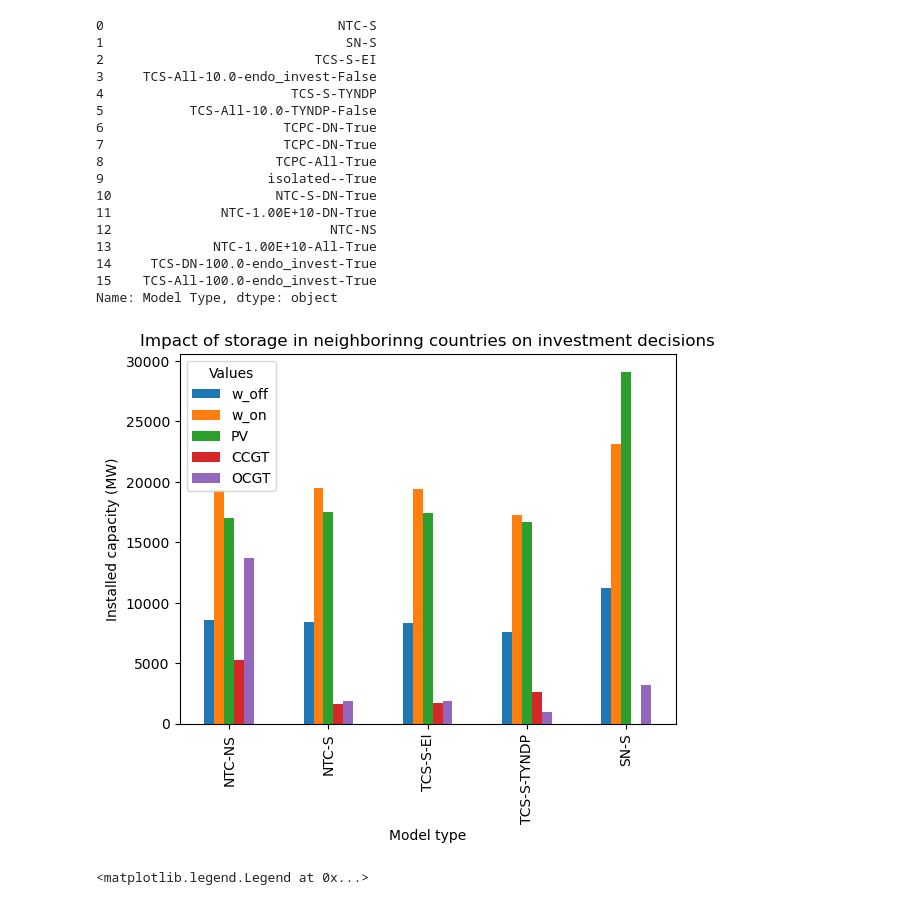
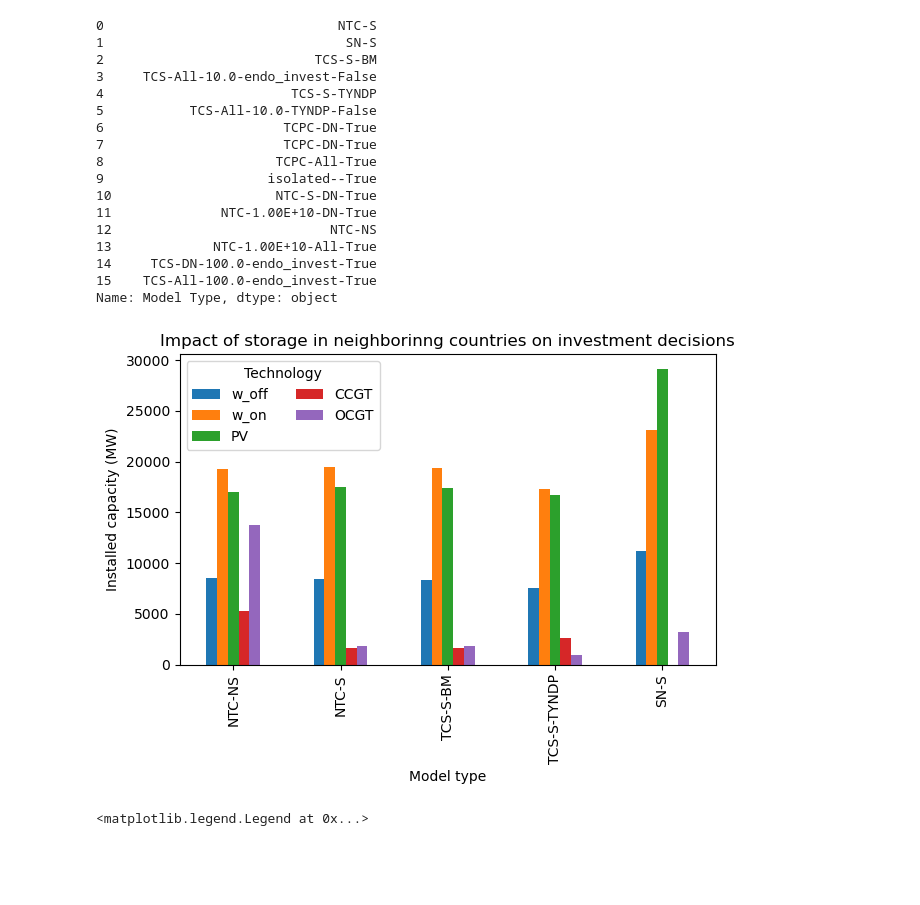
Before and after one commit to KristofPhillips95/ImportExport, a Jupyter notebook: analysis_scripts/Storage.ipynb, the cells around one changed output. Drawn from its saved outputs; the diff is of its cells as text; code cells hidden in the pictures; blank space fills up the shorter version.

Commit message:
Update analysis scripts

```diff
--- a/analysis_scripts/Storage.ipynb
+++ b/analysis_scripts/Storage.ipynb
@@ -94,7 +94,7 @@ df_results['name'] = df_results.apply(create_model_type_name, args=(columns_to_j
 name_map = {
     "NTC-S-All-True":"NTC-NS",
     "NTC-S-All-False":"NTC-S",
-    "TCS-All-100.0-endo_invest-False":"TCS-S-EI",
+    "TCS-All-100.0-endo_invest-False":"TCS-S-BM",
     "TCS-All-100.0-TYNDP-False":"TCS-S-TYNDP",
     "NTC-1.00E+10-All-False": "SN-S",
 }
@@ -104,7 +104,7 @@ df_results["Model Type"]
 # %% [output]
 0                              NTC-S
 1                               SN-S
-2                           TCS-S-EI
+2                           TCS-S-BM
 3     TCS-All-10.0-endo_invest-False
 4                        TCS-S-TYNDP
 5           TCS-All-10.0-TYNDP-False
@@ -122,31 +122,33 @@ Name: Model Type, dtype: object
 # %%
 ## Plot installed capacities
 
 # Define the types to include and order in which you want the types to appear
-type_order = ["NTC-NS","NTC-S","TCS-S-EI","TCS-S-TYNDP","SN-S"]
+type_order = ["NTC-NS","NTC-S","TCS-S-BM","TCS-S-TYNDP","SN-S"]
 filter_condition = df_results["Model Type"].isin(type_order)
 
 filtered_df = df_results[filter_condition].set_index("Model Type").reindex(type_order).reset_index()
 
 #Choose the values to be displayed
 stacked = False
 if stacked:
     vals= ["CCGT", "OCGT","PV","w_on","w_off"]
 else:
     vals = [ "w_off", "w_on","PV","CCGT", "OCGT"]
 #vals = ["imported","exported"]
 
 
 filtered_df.plot.bar(x="Model Type", y=vals, stacked=stacked)
 
 plt.xlabel('Model type')
 plt.ylabel('Installed capacity (MW)')
 plt.title('Impact of storage in neighborinng countries on investment decisions')
-plt.legend(title='Values')
+plt.legend(title='Technology',ncols =2)
+plt.tight_layout()
+
 #plt.show()
-plt.savefig(f"../Results/Figures/FY_analysis/InDirectNeighborsStorage//Installed_capacities_bar_{stacked}_DN.png")
+plt.savefig(f"../Results/Figures/FY_analysis/InDirectNeighborsStorage//Installed_capacities_bar_{stacked}_IDNS.png")
 # %% [output]
-[figure, old version]
+[figure, new version]
 # %%
 # Get deviations from benchmark model
 bm_t = "NTC-NS"
```
Also changed, not shown: 3 other files.
